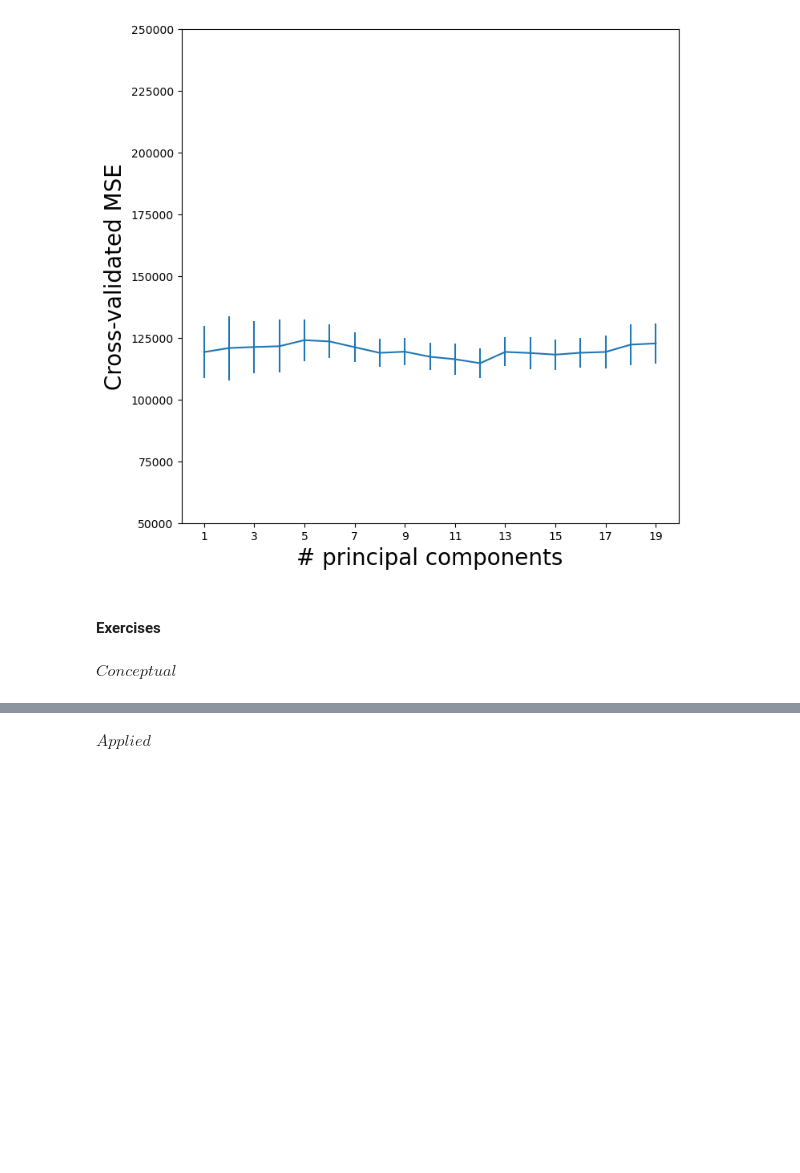
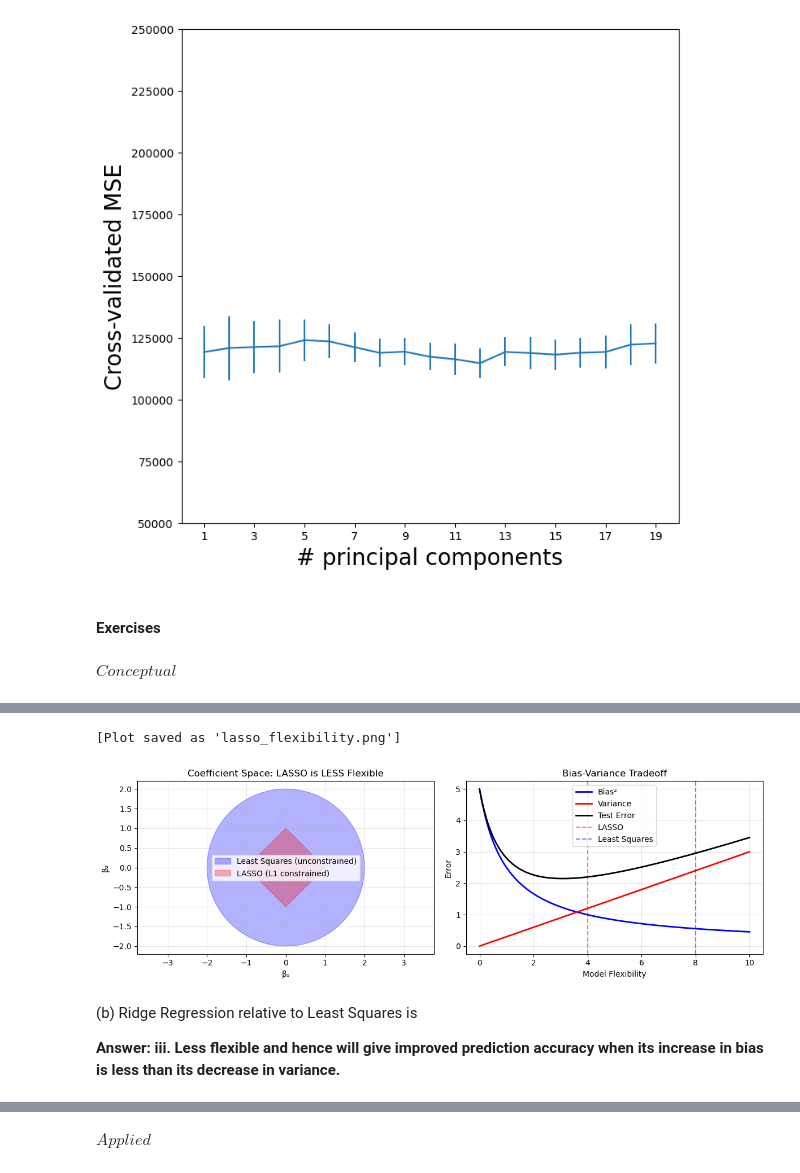
Before and after one commit to zozoking101/An-Introduction-to-Statistical-Learning-with-Applications-in-Python, a Jupyter notebook: 6_Linear_Model_Selection_and_Regularization/Chapter_6.ipynb, the cells around one changed output, grey strips where cells are left out. Saved outputs shown, nothing was run; the diff lists cells and outputs as text; code cells hidden in the pictures; blank space fills up the shorter version.

```diff
--- a/6_Linear_Model_Selection_and_Regularization/Chapter_6.ipynb
+++ b/6_Linear_Model_Selection_and_Regularization/Chapter_6.ipynb
@@ -1827,0 +2047,60 @@ $Conceptual$
+# %%
+# Conceptual illustration of flexibility
+fig, axes = plt.subplots(1, 2, figsize=(12, 4))
+
+# Coefficient space visualization
+ax = axes[0]
+theta = np.linspace(0, 2*np.pi, 100)
+
+# Least squares (unconstrained)
+circle_r = 2
+x_circle = circle_r * np.cos(theta)
+y_circle = circle_r * np.sin(theta)
+ax.fill(x_circle, y_circle, alpha=0.3, color='blue', label='Least Squares (unconstrained)')
+
+# LASSO (L1 constraint creates diamond)
+lasso_constraint = 1
+diamond_x = np.array([lasso_constraint, 0, -lasso_constraint, 0, lasso_constraint])
+diamond_y = np.array([0, lasso_constraint, 0, -lasso_constraint, 0])
+ax.fill(diamond_x, diamond_y, alpha=0.3, color='red', label='LASSO (L1 constrained)')
+
+ax.set_xlabel('β₁')
+ax.set_ylabel('β₂')
+ax.set_title('Coefficient Space: LASSO is LESS Flexible')
+ax.legend()
+ax.grid(True, alpha=0.3)
+ax.axis('equal')
+
+# Bias-Variance tradeoff
+ax = axes[1]
+flexibility = np.linspace(0, 10, 100)
+bias_squared = 5 / (flexibility + 1)  # Decreases with flexibility
+variance = 0.3 * flexibility  # Increases with flexibility
+test_error = bias_squared + variance
+
+ls_flex = 8  # Least squares is more flexible
+lasso_flex = 4  # LASSO is less flexible
+
+ax.plot(flexibility, bias_squared, 'b-', label='Bias²', linewidth=2)
+ax.plot(flexibility, variance, 'r-', label='Variance', linewidth=2)
+ax.plot(flexibility, test_error, 'k-', label='Test Error', linewidth=2)
+
+ax.axvline(lasso_flex, color='red', linestyle='--', alpha=0.5, label='LASSO')
+ax.axvline(ls_flex, color='blue', linestyle='--', alpha=0.5, label='Least Squares')
+
+ax.set_xlabel('Model Flexibility')
+ax.set_ylabel('Error')
+ax.set_title('Bias-Variance Tradeoff')
+ax.legend()
+ax.grid(True, alpha=0.3)
+
+plt.tight_layout()
+plt.savefig('lasso_flexibility.png', dpi=150, bbox_inches='tight')
+print("\n[Plot saved as 'lasso_flexibility.png']")
+# %% [output]
+[Plot saved as 'lasso_flexibility.png']
+[figure, added]
+# %% [markdown]
+(b) Ridge Regression relative to Least Squares is
+
+**Answer: iii. Less flexible and hence will give improved prediction accuracy when its increase in bias is less than its decrease in variance.**
```
Also changed, not shown: parts of 77 cells of this notebook, 4 other files.
